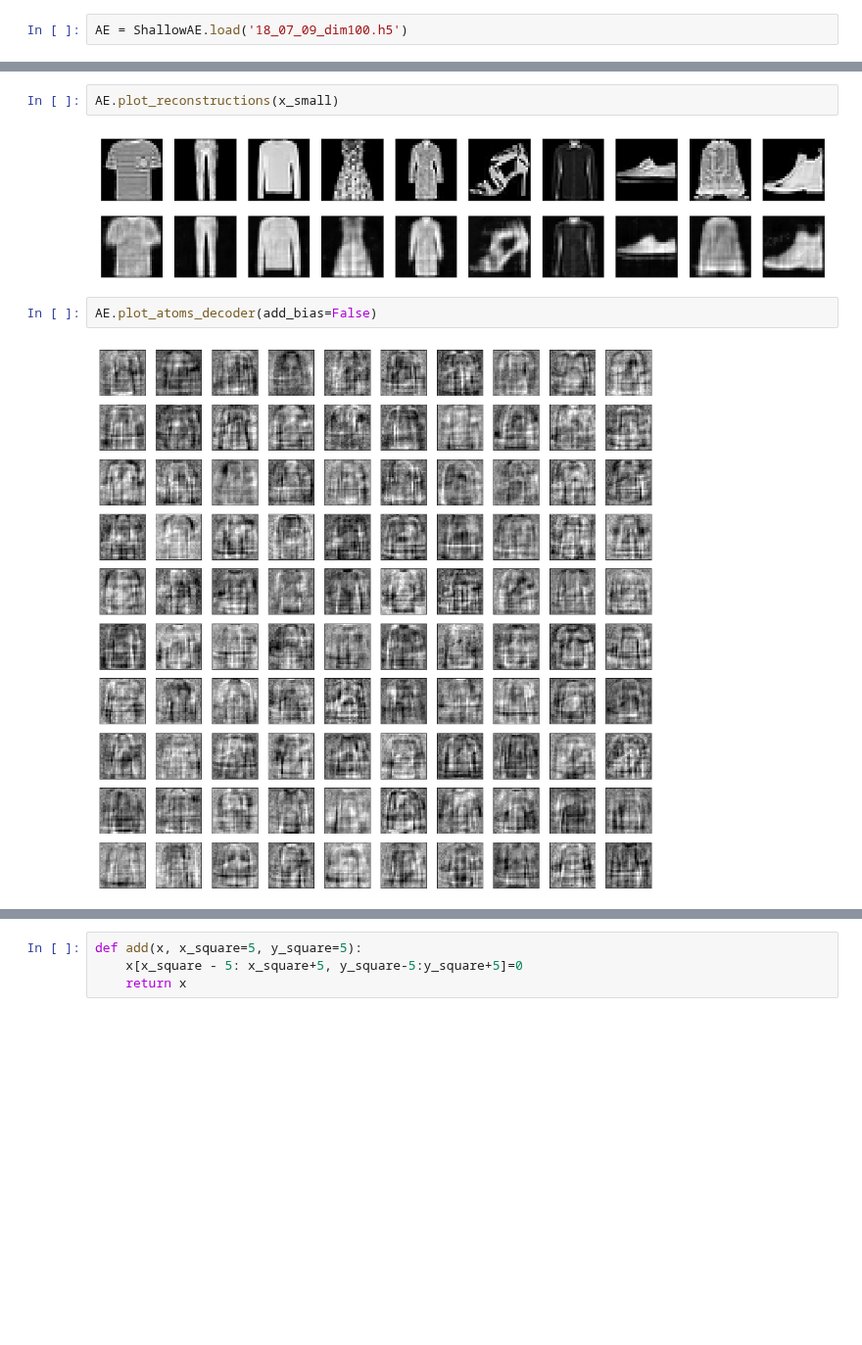
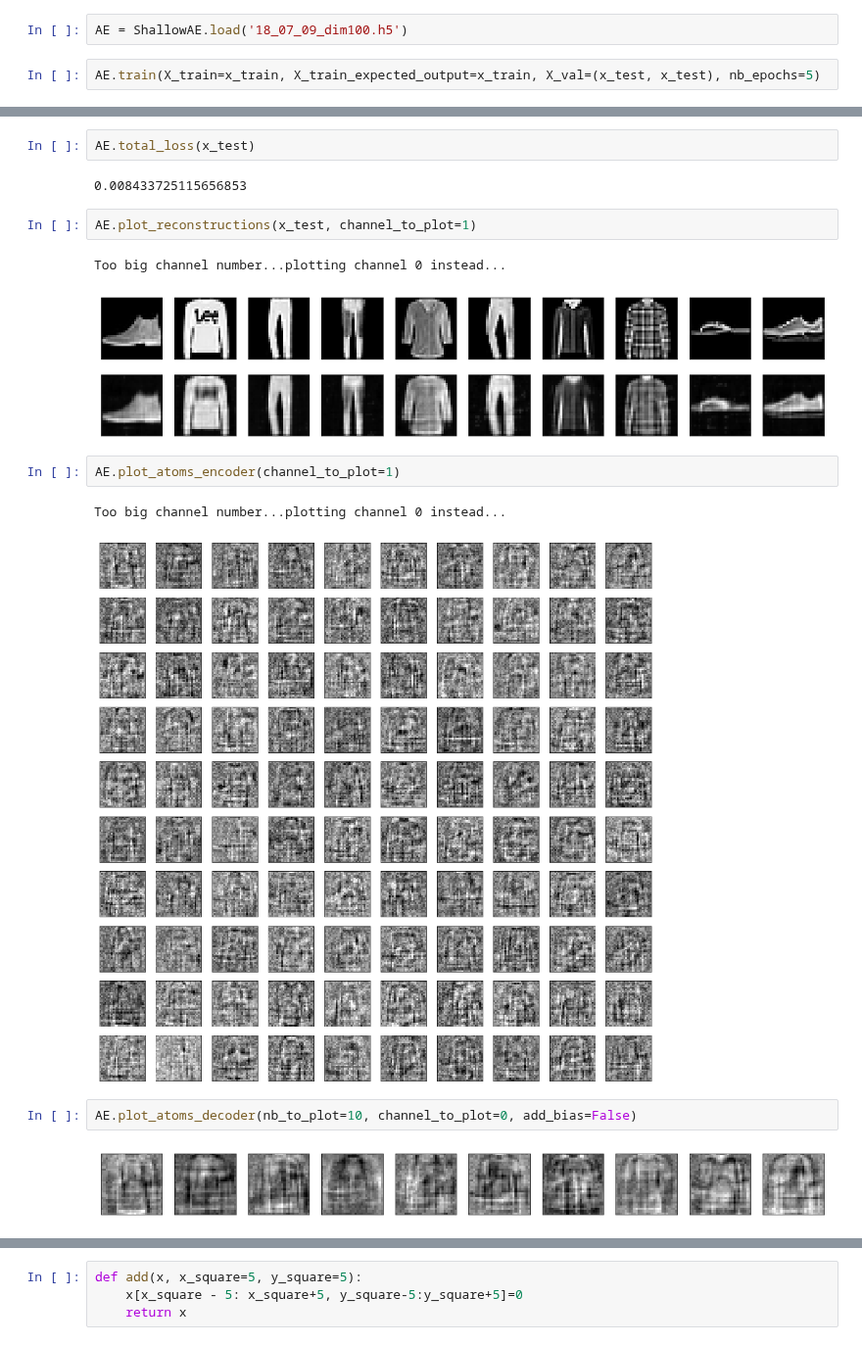
Before and after one commit to PonchonB/Mathematical_Morphologies_And_Deep_Learning, a Jupyter notebook: Notebooks/Untitled2.ipynb, the cells around one changed output, grey strips where cells are left out. Shown at 98% size. Saved outputs shown, nothing was run; the diff lists cells and outputs as text; blank space fills up the shorter version.

```diff
--- a/Notebooks/Untitled2.ipynb
+++ b/Notebooks/Untitled2.ipynb
@@ -21,2 +46,4 @@ x_test shape: (10000, 28, 28, 1)
 # %%
 AE = ShallowAE.load('18_07_09_dim100.h5')
+# %%
+AE.train(X_train=x_train, X_train_expected_output=x_train, X_val=(x_test, x_test), nb_epochs=5)
@@ -23,8 +114,18 @@ AE = ShallowAE.load('18_07_09_dim100.h5')
+# %%
+AE.total_loss(x_test)
+# %% [output]
+0.008433725115656853
 # %%
-AE.plot_reconstructions(x_small)
+AE.plot_reconstructions(x_test, channel_to_plot=1)
 # %% [output]
+Too big channel number...plotting channel 0 instead...
-[figure, old version]
+[figure, new version]
+# %%
+AE.plot_atoms_encoder(channel_to_plot=1)
+# %% [output]
+Too big channel number...plotting channel 0 instead...
+[figure, added]
 # %%
-AE.plot_atoms_decoder(add_bias=False)
+AE.plot_atoms_decoder(nb_to_plot=10, channel_to_plot=0, add_bias=False)
 # %% [output]
-[figure, old version]
+[figure, new version]
```
Also changed, not shown: parts of 60 cells of this notebook, 4 other files.
